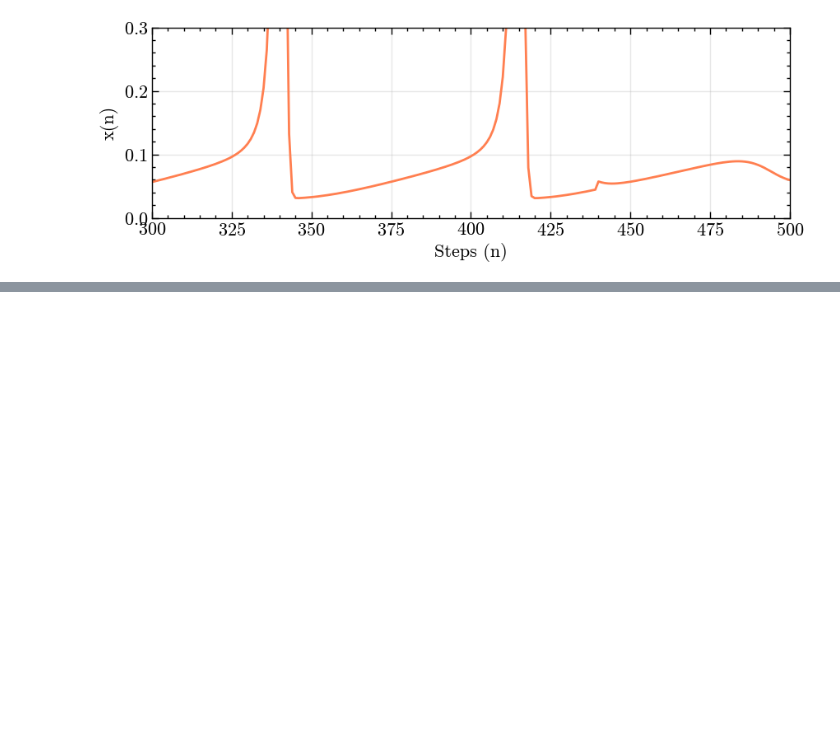
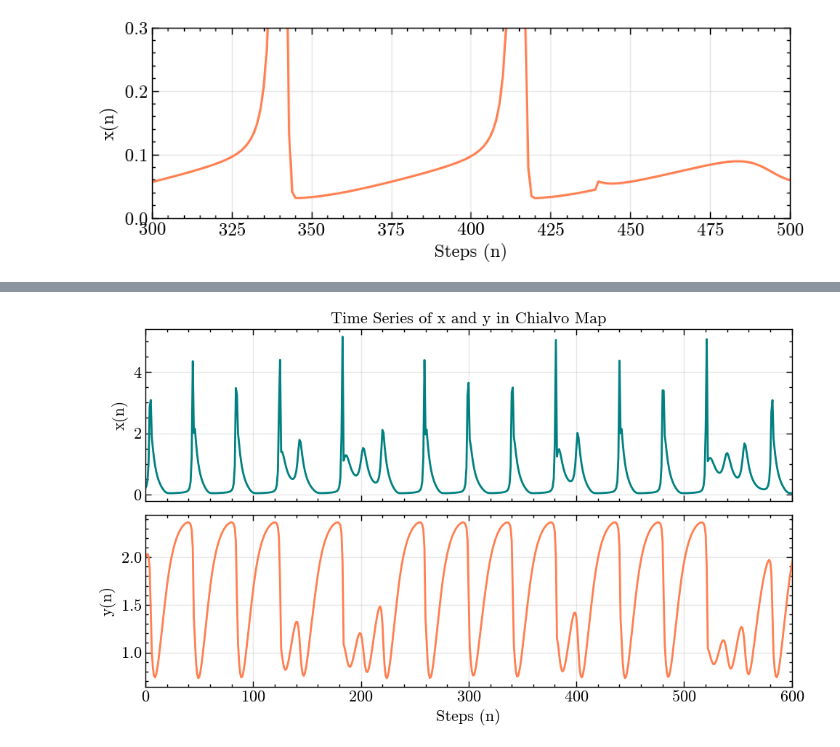
Before and after one commit to alanPalma25/complex_systems, a Jupyter notebook: final_project/chialvo_map.ipynb, the cells around one changed output, grey strips where cells are left out. Drawn from its saved outputs; the diff is of its cells as text; code cells hidden in the pictures; blank space fills up the shorter version.

```diff
--- a/final_project/chialvo_map.ipynb
+++ b/final_project/chialvo_map.ipynb
@@ -833,0 +904,19 @@ plt.show()
+# %%
+# Two-panel figure of time series of x and y
+fig, (ax1, ax2) = plt.subplots(2, 1, figsize=(10, 6), sharex=True)
+ax1.plot(trajectory_f9[:, 0], color='teal')
+ax1.set_ylabel('x(n)')
+ax1.set_title('Time Series of x and y in Chialvo Map')
+ax1.grid(alpha=0.3)
+ax1.set_xlim(0, 600)
+
+ax2.plot(trajectory_f9[:, 1], color='coral')
+ax2.set_xlabel('Steps (n)')
+ax2.set_ylabel('y(n)')
+ax2.grid(alpha=0.3)
+ax2.set_xlim(0, 600)
+
+plt.tight_layout()
+plt.show()
+# %% [output]
+[figure, added]
```
Also changed, not shown: parts of 4 cells of this notebook.
